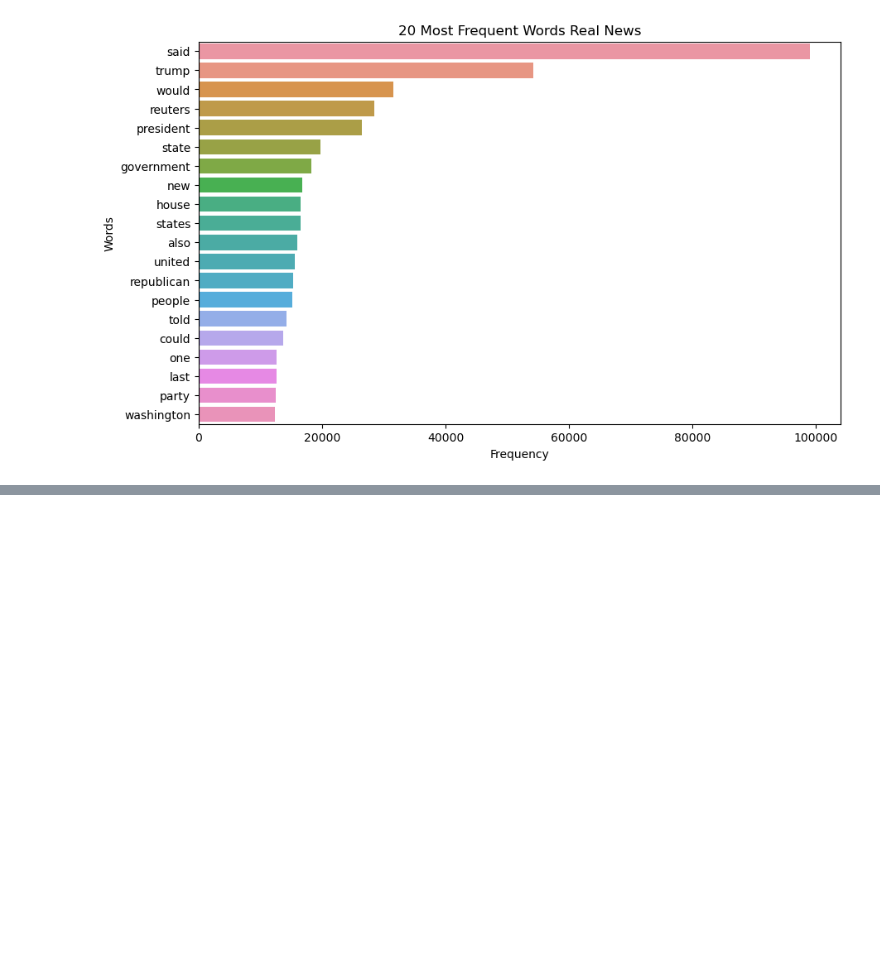
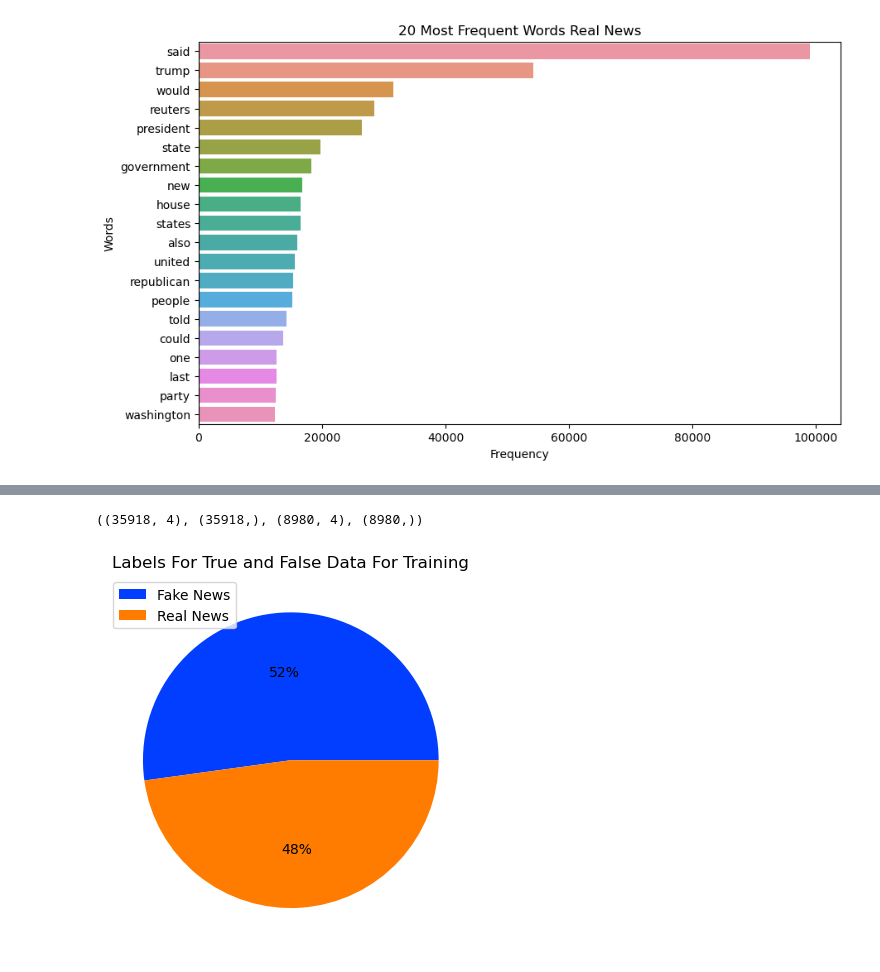
Before and after one commit to bis29abena/Fake-Real-News-Detection, a Jupyter notebook: code/Fake News Detection .ipynb, the cells around one changed output, grey strips where cells are left out. Drawn from its saved outputs; the diff is of its cells as text; code cells hidden in the pictures; blank space fills up the shorter version.

```diff
--- a/code/Fake News Detection .ipynb
+++ b/code/Fake News Detection .ipynb
@@ -439,0 +477,4 @@ P-Value: 2.770635468200406e-76
+# %%
+# we extract our features and target into data frame
+X = df_news[['title', 'text', 'article_length', 'sentiment_compound']]
+y = df_news['category']
@@ -439,0 +509,19 @@ P-Value: 2.770635468200406e-76
+# %%
+# Split the dataset into training and testing sets
+# we use 20% of our data for testing and the remaining 80% for training
+X_train, X_test, y_train, y_test = train_test_split(X, y, test_size=0.2, random_state=42)
+
+X_train.shape, y_train.shape, X_test.shape, y_test.shape
+# %% [output]
+((35918, 4), (35918,), (8980, 4), (8980,))
+# %%
+# plotting data on chart
+plt.pie([y_train.value_counts().tolist()[0], y_train.value_counts().tolist()[1]],
+        colors=palette_color, autopct='%.0f%%')
+
+# displaying chart
+plt.legend(["Fake News", "Real News"])
+plt.title("Labels For True and False Data For Training")
+plt.show()
+# %% [output]
+[figure, added]
```
Also changed, not shown: parts of 37 cells of this notebook.
